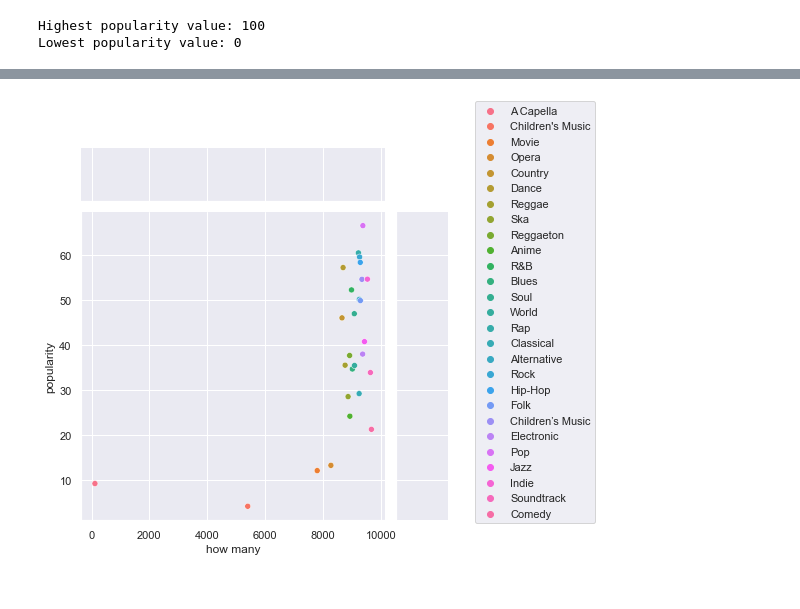
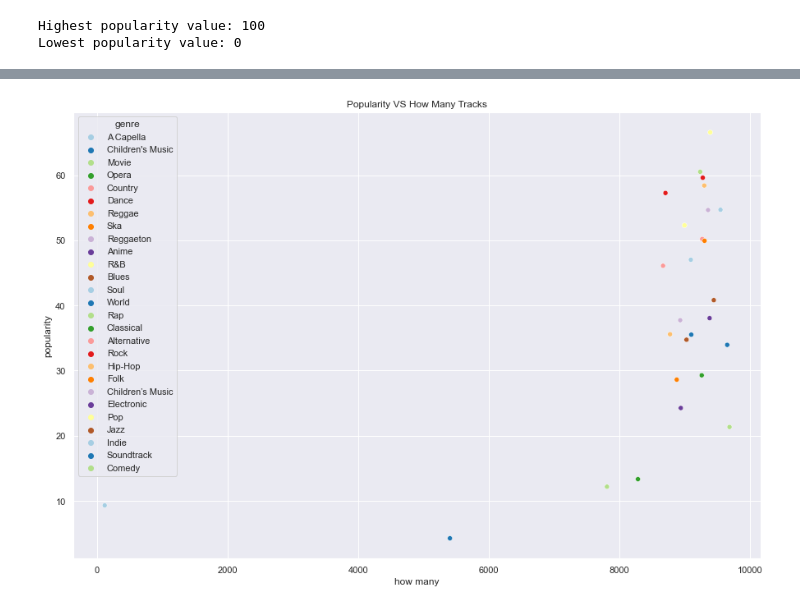
Before and after one commit to itamarKraitman/Spotify_data_analysis, a Jupyter notebook: Spotify.ipynb, the cells around one changed output, grey strips where cells are left out. Cells and saved outputs as stored; diff of their text form; code cells hidden in the pictures.

```diff
--- a/Spotify.ipynb
+++ b/Spotify.ipynb
@@ -70,7 +94,7 @@ spotify_data['popularity'].nunique()
 101
 # %%
 # converting duration from miliseconds to minutes
-spotify_data['duration_minutes'] = spotify_data['duration_ms'] / 60000
+spotify_data['duration_minutes'] = spotify_data['duration_ms'].apply(lambda x: x / 60000)
 # %%
 spotify_data['duration_minutes']
 # %% [output]
@@ -116,12 +140,14 @@ track_with_highest_popularity
 
 # print(spotify_data['genre'].value_counts(ascending=True))
 
-number_of_tracks_by_genre = pd.DataFrame(data=spotify_data.groupby('genre').size(),columns=['how many']).sort_values(by='how many')
+number_of_tracks_by_genre = pd.DataFrame(data=spotify_data.groupby('genre').size(),columns=['how many']).sort_values(
+    by='how many')
 print(number_of_tracks_by_genre)
 
 # sns.set(font_scale=5)
-plt.subplots(figsize=(90,40))
-sns.barplot(x='how many',y=number_of_tracks_by_genre.index,data=number_of_tracks_by_genre).set(title="Number Of Tracks In Each Genre")
+plt.subplots(figsize=(12,10))
+sns.barplot(x='how many',y=number_of_tracks_by_genre.index,data=number_of_tracks_by_genre).set(
+    title="Number Of Tracks In Each Genre")
 
 plt.tight_layout()
 plt.show()
@@ -147,11 +173,13 @@ Comedy                9681
 # %%
 # Popularity of each genre
 
-mean_popularity_by_genre = pd.DataFrame(data=spotify_data.groupby('genre')['popularity'].mean()).sort_values(by='popularity')
-print(mean_popularity_by_genre)
+mean_popularity_by_genre = pd.DataFrame(data=spotify_data.groupby('genre')['popularity'].mean()).sort_values(
+    by='popularity')
+print(mean_duration_by_genre)
 
-plt.subplots(figsize=(90,40))
-sns.barplot(x='popularity',y=mean_popularity_by_genre.index,data=mean_popularity_by_genre).set(title="Mean Popularity By Genre")
+plt.subplots(figsize=(12,10))
+sns.barplot(x='popularity',y=mean_popularity_by_genre.index,data=mean_popularity_by_genre).set(
+    title="Mean Popularity By Genre")
 
 plt.tight_layout()
 plt.show()
@@ -199,9 +227,11 @@ popularity_duration_df
 # %%
-sns.set()
-g = sns.jointplot(x='how many', y='popularity', data=popularity_duration_df, hue='genre')
+plt.subplots(figsize=(15,10))
+sns.scatterplot(x='how many', y='popularity',data=popularity_duration_df, palette='Paired', hue='genre').set(
+    title="Popularity VS How Many Tracks")
 
-# plt.subplots_adjust(right=0.75)
-g.ax_joint.legend(bbox_to_anchor=(1.15, 1.5) ,loc='best', borderaxespad=4)
 plt.show()
+
+# The more the number of tracks gets higher, the popularity grows.
+# Genres with more than 8000 tracks have higher popularity rate.
 # %% [output]
-[figure, old version]
+[figure, new version]
```
Also changed, not shown: parts of 8 cells of this notebook.
